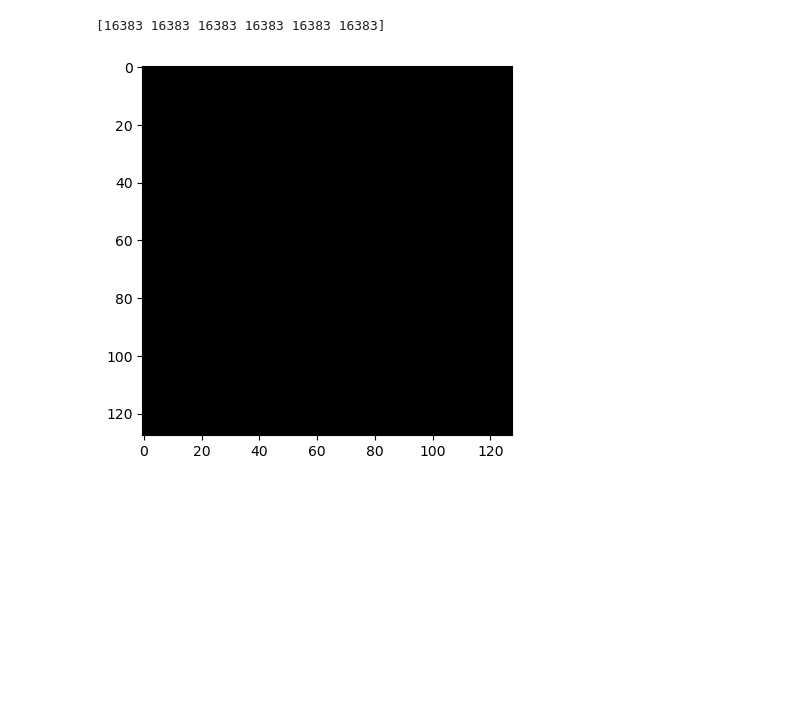
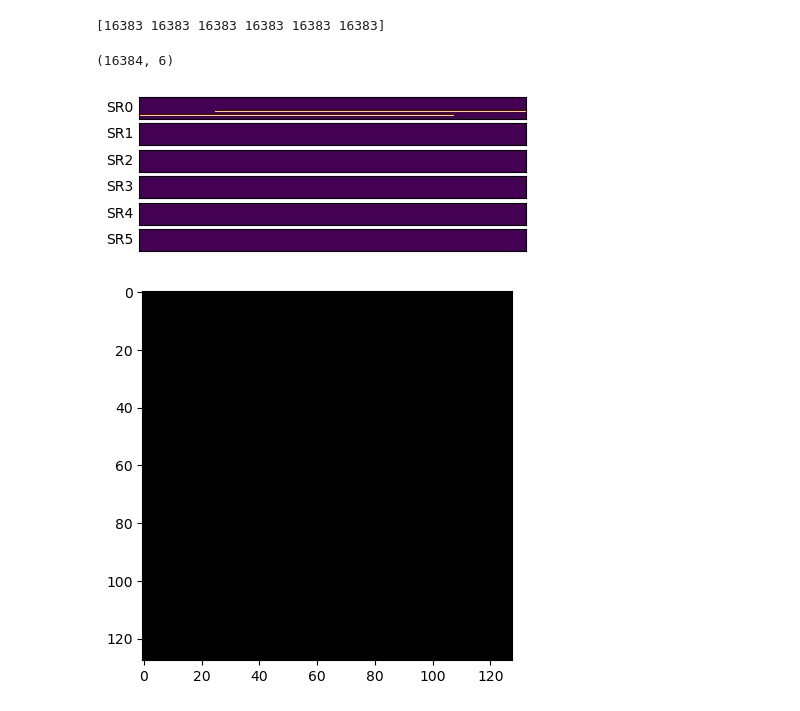
Before and after one commit to TrevorPeyton/lbnl_2024, a Jupyter notebook: sandbox.ipynb, the cells around one changed output. Cells and saved outputs as stored; diff of their text form; code cells hidden in the pictures; blank space fills up the shorter version.

```diff
--- a/sandbox.ipynb
+++ b/sandbox.ipynb
@@ -224,4 +248,3 @@ import scipy as sp
 # %%
-# read file into numpy array
-with open("/Users/trevorpeyton/code/lbnl_2024/data/runs/5/shift.txt", "r") as f:
-    data = np.stack([np.fromiter(line.strip(), dtype=np.int64) for line in f])
+with open("/Users/trevorpeyton/code/lbnl_2024/data/runs/2/shift.txt", "r") as f:
+    data = np.stack([np.fromiter(line.strip(), dtype=np.int64) for line in f]).T
@@ -227,0 +260,9 @@ with open("/Users/trevorpeyton/code/lbnl_2024/data/runs/5/shift.txt", "r") as f:
+# %%
+shift_data = [0, 1]
+with open("/Users/trevorpeyton/code/lbnl_2024/data/runs/3/shift.txt", "r") as f:
+    data = np.stack([np.fromiter(line.strip(), dtype=np.int64) for line in f]).T
+mask = np.array(shift_data*(SHIFT_REGISTER_SIZE//len(shift_data)))[None].repeat(6, axis=0)
+# XOR to check for errors
+masked_data = np.logical_xor(data, mask)
+counts = masked_data.sum(axis=1)
+print(counts)
@@ -274,3 +331,39 @@ print(np.sum(result != 0, axis=0))
+# %%
+with open(f"data/runs/3/shift.txt", "r") as f:
+    data = np.stack([np.fromiter(line.strip(), dtype=np.int64) for line in f])
+# %%
+if data.shape[0] <= SHIFT_REGISTER_SIZE:
+    # pad the data with zeros
+    print(np.pad(data, ((0, SHIFT_REGISTER_SIZE - data.shape[0]), (0, 0))).shape)
+elif data.shape[0] > SHIFT_REGISTER_SIZE:
+    # truncate the data
+    print(data[:SHIFT_REGISTER_SIZE].shape)
+# %% [output]
+(16384, 6)
+# %%
+with open(f"data/runs/5/shift.txt", "r") as f:
+    data = np.stack([np.fromiter(line.strip(), dtype=np.int64) for line in f])
+if data.shape[0] <= SHIFT_REGISTER_SIZE:
+    # pad the data with zeros
+    data = np.pad(data, ((0, SHIFT_REGISTER_SIZE - data.shape[0]), (0, 0)))
+elif data.shape[0] > SHIFT_REGISTER_SIZE:
+    # truncate the data
+    data = data[:SHIFT_REGISTER_SIZE]
+# data can't be reshapped evenly always because of the random stream of data
+# we need to pad
+data = data.T.reshape(6, -1, 128)
+fig, ax = plt.subplots(6, 1, figsize=(5, 2))
+for p in range(6):
+    ax[p].imshow(
+        data[p], aspect="auto", vmin=0, vmax=1, interpolation="none"
+    )
+    ax[p].set_yticks([])
+    ax[p].set_xticks([])
+    ax[p].set_ylabel(
+        f"SR{p}", rotation=0, position=(1.01, 0.5), ha="right", va="center")
+plt.show()
+# %% [output]
+[figure, added]
 # %%
 imdata = data.T.reshape(-1, 128, 128)
 for i in range(6):
```
Also changed, not shown: parts of 11 cells of this notebook, 7 other files.
